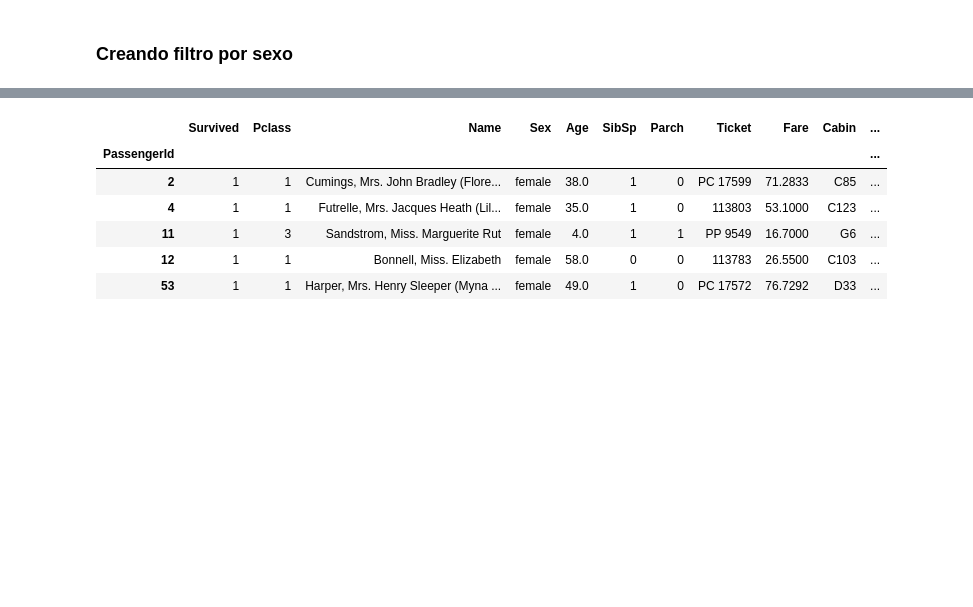
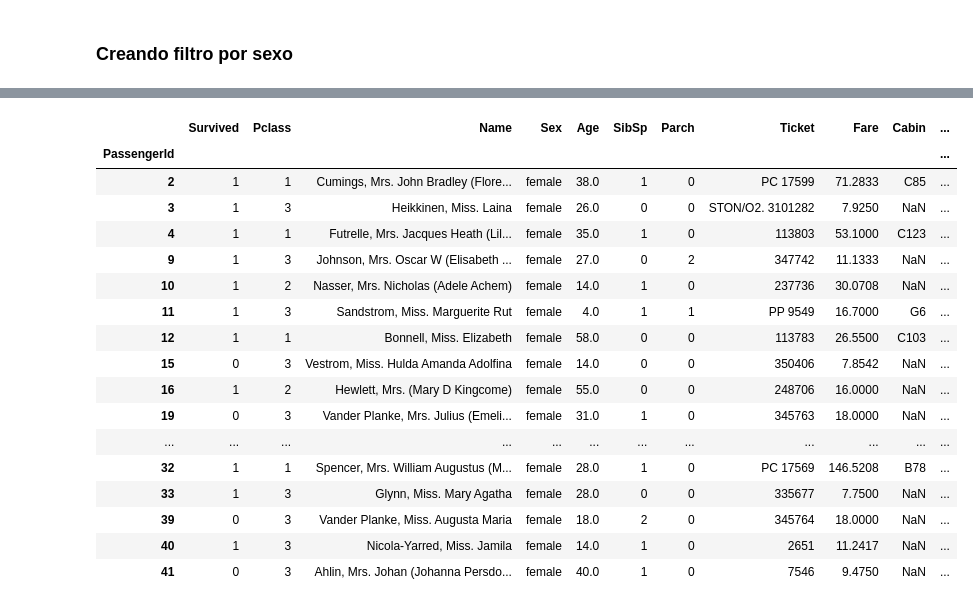
Before and after one commit to JoaquinMacias-676/repositorio-python, a Jupyter notebook: Jupyter-2025/reto_en_clase_4_itanic.ipynb, the cells around one changed output, grey strips where cells are left out. Saved outputs shown, nothing was run; the diff lists cells and outputs as text; code cells hidden in the pictures; blank space fills up the shorter version.

```diff
--- a/Jupyter-2025/reto_en_clase_4_itanic.ipynb
+++ b/Jupyter-2025/reto_en_clase_4_itanic.ipynb
@@ -177 +158,6 @@ sexo_female = df_sin_nulos[df_sin_nulos['Sex'].apply(filtro_sexo_female)]
+# %%
+def filtro_sexo_female(Sex):
+    return 'female' in Sex
+
+sexo_female = df[df['Sex'].apply(filtro_sexo_female)]
 # %%
@@ -187,10 +184,21 @@ sexo_male.head()
 # %%
-sexo_female.head()
+sexo_female.head(20)
 # %% [output]
 |  | Survived | Pclass | Name | Sex | Age | SibSp | Parch | Ticket | Fare | Cabin | ... |
 | PassengerId |  |  |  |  |  |  |  |  |  |  | ... |
 | 2 | 1 | 1 | Cumings, Mrs. John Bradley (Flore... | female | 38.0 | 1 | 0 | PC 17599 | 71.2833 | C85 | ... |
+| 3 | 1 | 3 | Heikkinen, Miss. Laina | female | 26.0 | 0 | 0 | STON/O2. 3101282 | 7.9250 | NaN | ... |
 | 4 | 1 | 1 | Futrelle, Mrs. Jacques Heath (Lil... | female | 35.0 | 1 | 0 | 113803 | 53.1000 | C123 | ... |
+| 9 | 1 | 3 | Johnson, Mrs. Oscar W (Elisabeth ... | female | 27.0 | 0 | 2 | 347742 | 11.1333 | NaN | ... |
+| 10 | 1 | 2 | Nasser, Mrs. Nicholas (Adele Achem) | female | 14.0 | 1 | 0 | 237736 | 30.0708 | NaN | ... |
 | 11 | 1 | 3 | Sandstrom, Miss. Marguerite Rut | female | 4.0 | 1 | 1 | PP 9549 | 16.7000 | G6 | ... |
 | 12 | 1 | 1 | Bonnell, Miss. Elizabeth | female | 58.0 | 0 | 0 | 113783 | 26.5500 | C103 | ... |
-| 53 | 1 | 1 | Harper, Mrs. Henry Sleeper (Myna ... | female | 49.0 | 1 | 0 | PC 17572 | 76.7292 | D33 | ... |
+| 15 | 0 | 3 | Vestrom, Miss. Hulda Amanda Adolfina | female | 14.0 | 0 | 0 | 350406 | 7.8542 | NaN | ... |
+| 16 | 1 | 2 | Hewlett, Mrs. (Mary D Kingcome) | female | 55.0 | 0 | 0 | 248706 | 16.0000 | NaN | ... |
+| 19 | 0 | 3 | Vander Planke, Mrs. Julius (Emeli... | female | 31.0 | 1 | 0 | 345763 | 18.0000 | NaN | ... |
+| ... | ... | ... | ... | ... | ... | ... | ... | ... | ... | ... | ... |
+| 32 | 1 | 1 | Spencer, Mrs. William Augustus (M... | female | 28.0 | 1 | 0 | PC 17569 | 146.5208 | B78 | ... |
+| 33 | 1 | 3 | Glynn, Miss. Mary Agatha | female | 28.0 | 0 | 0 | 335677 | 7.7500 | NaN | ... |
+| 39 | 0 | 3 | Vander Planke, Miss. Augusta Maria | female | 18.0 | 2 | 0 | 345764 | 18.0000 | NaN | ... |
+| 40 | 1 | 3 | Nicola-Yarred, Miss. Jamila | female | 14.0 | 1 | 0 | 2651 | 11.2417 | NaN | ... |
+| 41 | 0 | 3 | Ahlin, Mrs. Johan (Johanna Persdo... | female | 40.0 | 1 | 0 | 7546 | 9.4750 | NaN | ... |
```
Also changed, not shown: parts of 19 cells of this notebook.
